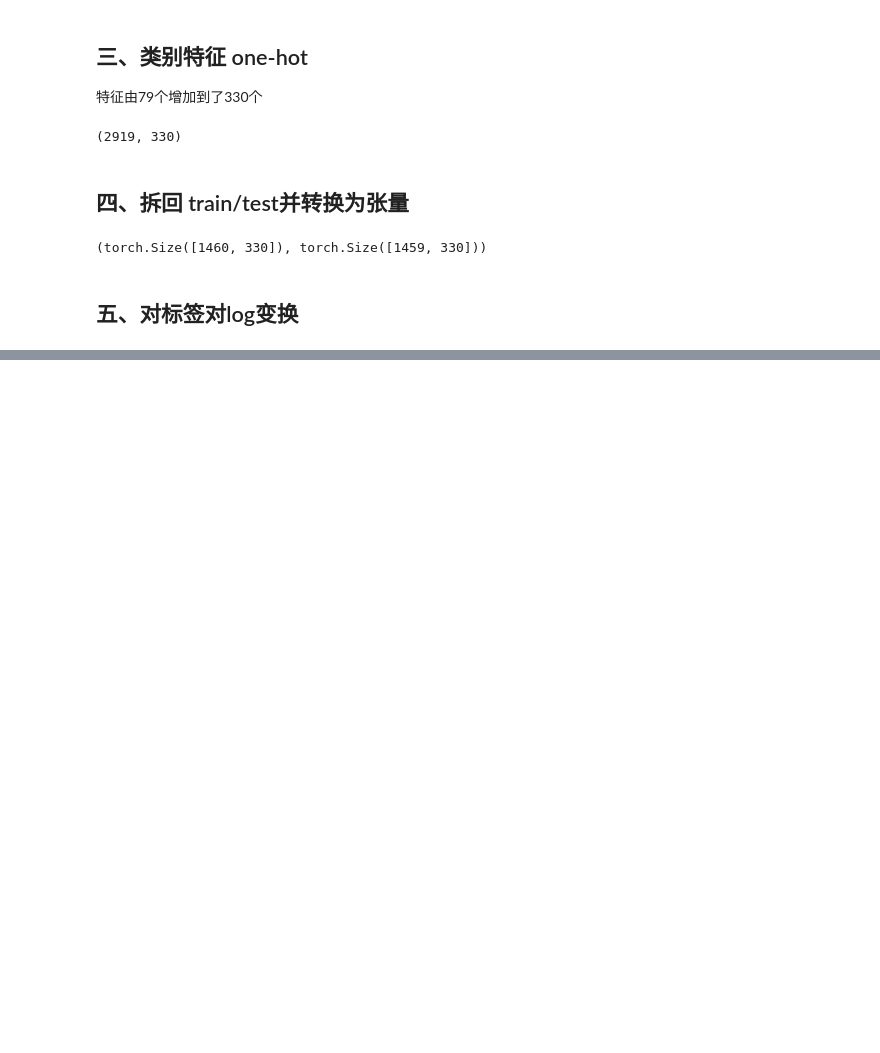
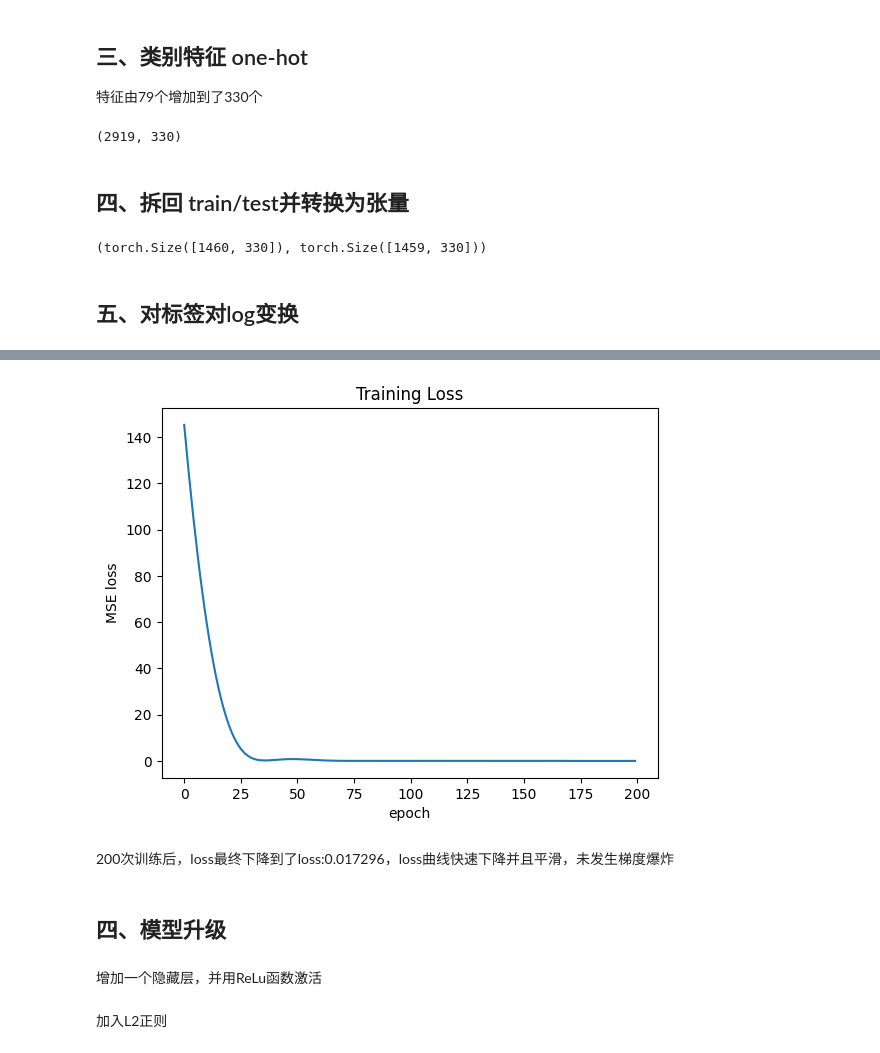
Before and after one commit to zhaoziqi-cs/house-price-prediction, a Jupyter notebook: notebooks/02_mlp_pytorch.ipynb, the cells around one changed output, grey strips where cells are left out. Saved outputs shown, nothing was run; the diff lists cells and outputs as text; code cells hidden in the pictures; blank space fills up the shorter version.

```diff
--- a/notebooks/02_mlp_pytorch.ipynb
+++ b/notebooks/02_mlp_pytorch.ipynb
@@ -70,0 +82,8 @@ train_labels = torch.log1p(train_labels)
+# %%
+loss = nn.MSELoss()
+
+optimizer = torch.optim.Adam(
+    net.parameters(),
+    lr=0.01,
+    weight_decay=0 #先观察未使用L2正则时
+)
@@ -70,0 +92,31 @@ train_labels = torch.log1p(train_labels)
+# %%
+def train(net,train_features,train_labels,
+         num_epochs=100,lr=0.01,weight_decay=0):
+
+    optimizer = torch.optim.Adam(
+        net.parameters(),
+        lr=lr,
+        weight_decay=weight_decay
+    )
+    train_ls = []
+
+    for epoch in range(num_epochs):
+        net.train()
+        optimizer.zero_grad()
+        l = loss(net(train_features),train_labels)
+        l.backward()
+        optimizer.step()
+
+        train_ls.append(l.item())
+
+        if (epoch + 1)%20 == 0:
+            print(f"epoch:{epoch+1},loss:{l.item():.6f}")
+    return train_ls
+# %%
+train_ls = train(
+    net,
+    train_features,
+    train_labels,
+    num_epochs=200,
+    lr=0.01
+)
@@ -70,0 +134,14 @@ train_labels = torch.log1p(train_labels)
+# %%
+plt.plot(train_ls)
+plt.xlabel("epoch")
+plt.ylabel("MSE loss")
+plt.title("Training Loss")
+plt.show()
+# %% [output]
+[figure, added]
+# %% [markdown]
+200次训练后，loss最终下降到了loss:0.017296，loss曲线快速下降并且平滑，未发生梯度爆炸
+# %% [markdown]
+## 四、模型升级
+# %% [markdown]
+增加一个隐藏层，并用ReLu函数激活
@@ -70,0 +154,2 @@ train_labels = torch.log1p(train_labels)
+# %% [markdown]
+加入L2正则
```
Also changed, not shown: parts of 26 cells of this notebook, 5 other files.
